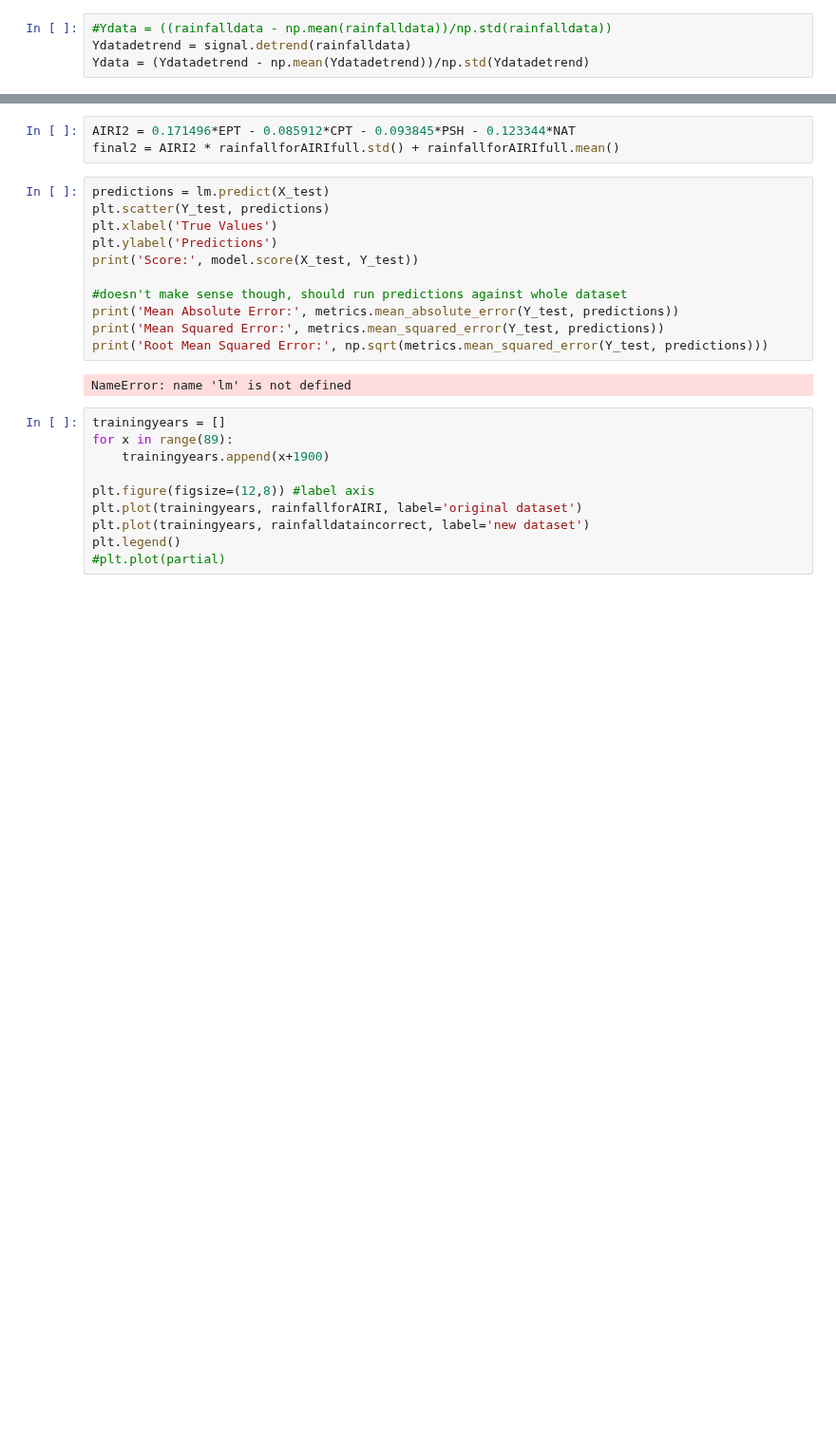
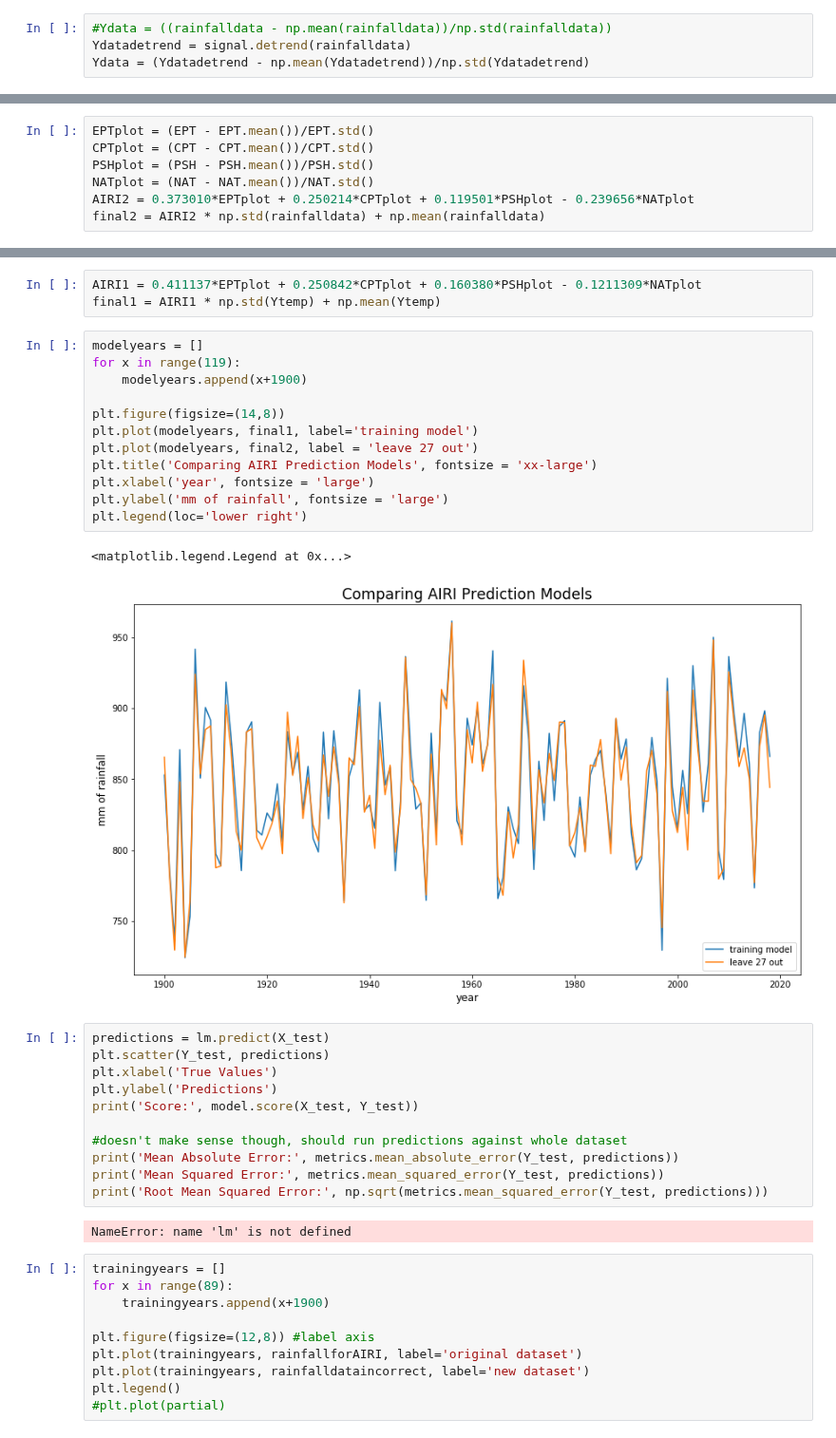
Before and after one commit to medhap02/AllIndiaRainfall, a Jupyter notebook: src/ISM_Model1-to2018_crossvalidation30yeargroups.ipynb, the cells around one changed output, grey strips where cells are left out. Shown at 95% size. Saved outputs shown, nothing was run; the diff lists cells and outputs as text; blank space fills up the shorter version.

Commit message:
leave 30 out

```diff
--- a/src/ISM_Model1-to2018_crossvalidation30yeargroups.ipynb
+++ b/src/ISM_Model1-to2018_crossvalidation30yeargroups.ipynb
@@ -791,3 +793,10 @@ NAT 0.005383228539872661
+# %%
+EPTplot = (EPT - EPT.mean())/EPT.std()
+CPTplot = (CPT - CPT.mean())/CPT.std()
+PSHplot = (PSH - PSH.mean())/PSH.std()
+NATplot = (NAT - NAT.mean())/NAT.std()
+AIRI2 = 0.373010*EPTplot + 0.250214*CPTplot + 0.119501*PSHplot - 0.239656*NATplot
+final2 = AIRI2 * np.std(rainfalldata) + np.mean(rainfalldata)
 # %%
 EPTtemp = []
 CPTtemp = []
@@ -941,6 +930,21 @@ NAT 0.0023319522949846643
-# %%
-AIRI2 = 0.171496*EPT - 0.085912*CPT - 0.093845*PSH - 0.123344*NAT
-final2 = AIRI2 * rainfallforAIRIfull.std() + rainfallforAIRIfull.mean()
+# %%
+AIRI1 = 0.411137*EPTplot + 0.250842*CPTplot + 0.160380*PSHplot - 0.1211309*NATplot
+final1 = AIRI1 * np.std(Ytemp) + np.mean(Ytemp)
+# %%
+modelyears = []
+for x in range(119):
+    modelyears.append(x+1900)
+
+plt.figure(figsize=(14,8))
+plt.plot(modelyears, final1, label='training model')
+plt.plot(modelyears, final2, label = 'leave 27 out')
+plt.title('Comparing AIRI Prediction Models', fontsize = 'xx-large')
+plt.xlabel('year', fontsize = 'large')
+plt.ylabel('mm of rainfall', fontsize = 'large')
+plt.legend(loc='lower right')
+# %% [output]
+<matplotlib.legend.Legend at 0x...>
+[figure, added]
 # %%
 predictions = lm.predict(X_test)
 plt.scatter(Y_test, predictions)
```
Also changed, not shown: parts of 16 cells of this notebook.
